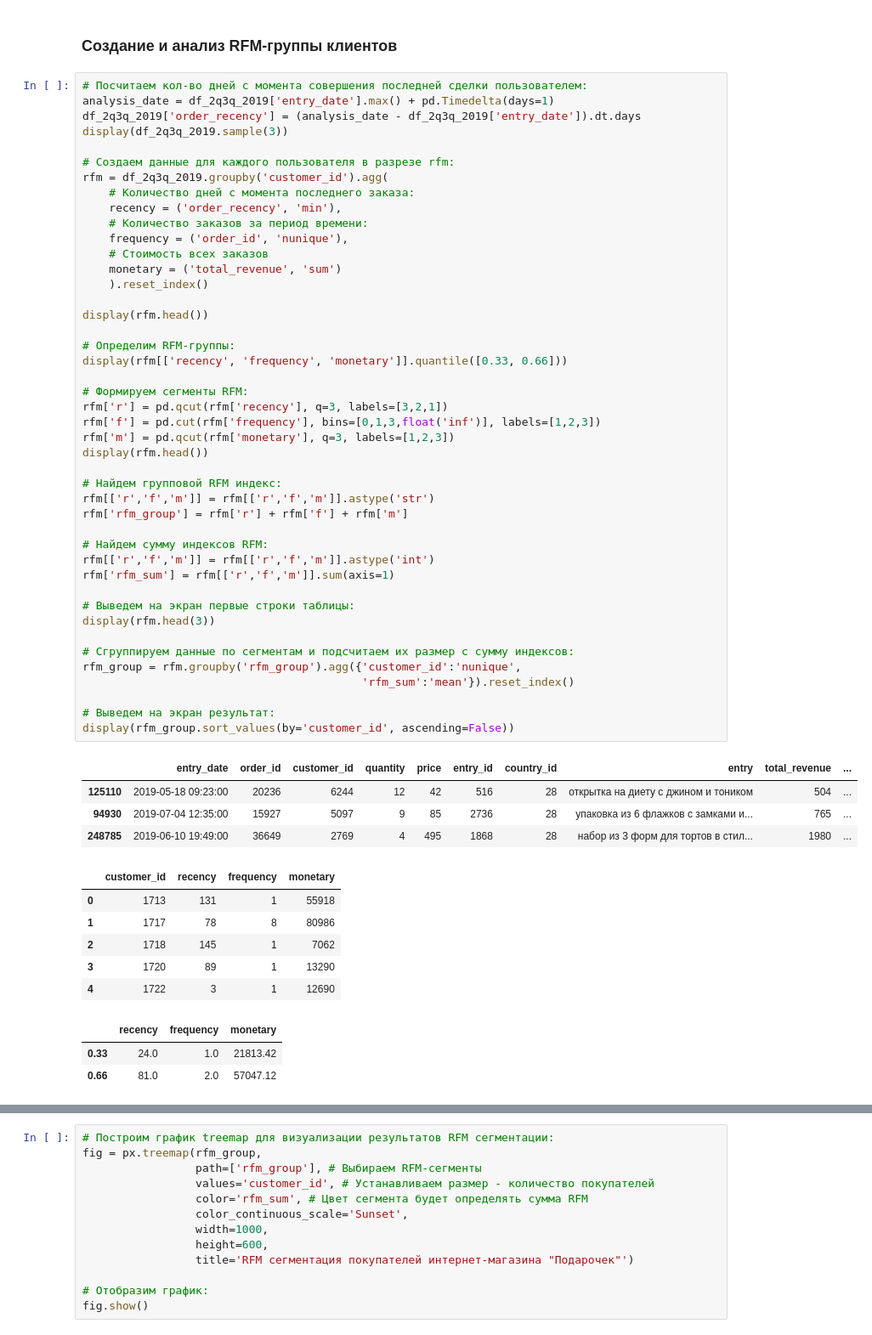
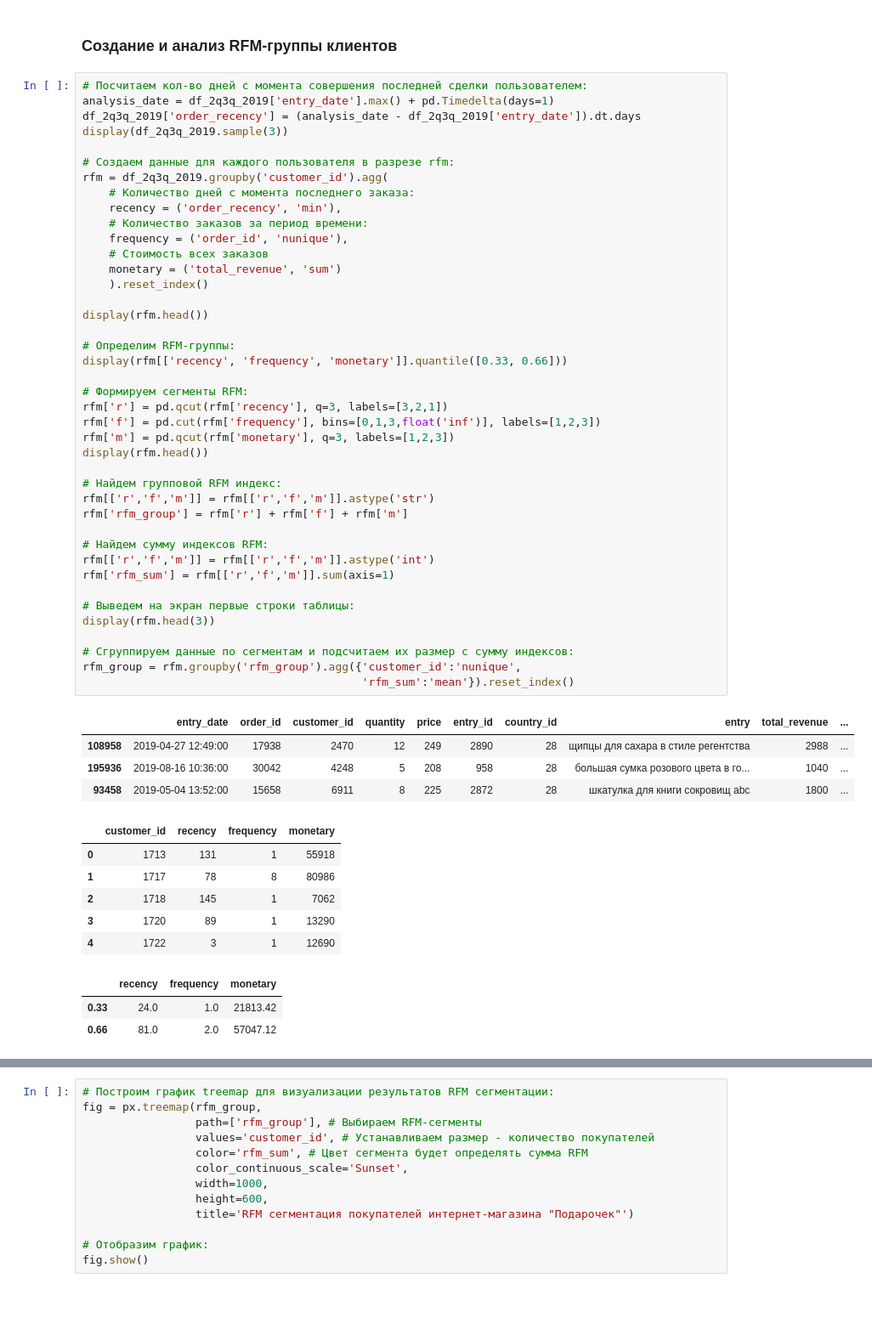
Before and after one commit to ilazarev97/data-analysis-project, a Jupyter notebook: gift_shop_project.ipynb, the cells around one changed output, grey strips where cells are left out. Shown at 85% size. Drawn from its saved outputs; the diff is of its cells as text; blank space fills up the shorter version.

```diff
--- a/gift_shop_project.ipynb
+++ b/gift_shop_project.ipynb
@@ -797,39 +797,36 @@ rfm = df_2q3q_2019.groupby('customer_id').agg(
     monetary = ('total_revenue', 'sum')
     ).reset_index()
 
 display(rfm.head())
 
 # Определим RFM-группы:
 display(rfm[['recency', 'frequency', 'monetary']].quantile([0.33, 0.66]))
 
 # Формируем сегменты RFM:
 rfm['r'] = pd.qcut(rfm['recency'], q=3, labels=[3,2,1])
 rfm['f'] = pd.cut(rfm['frequency'], bins=[0,1,3,float('inf')], labels=[1,2,3])
 rfm['m'] = pd.qcut(rfm['monetary'], q=3, labels=[1,2,3])
 display(rfm.head())
 
 # Найдем групповой RFM индекс:
 rfm[['r','f','m']] = rfm[['r','f','m']].astype('str')
 rfm['rfm_group'] = rfm['r'] + rfm['f'] + rfm['m']
 
 # Найдем сумму индексов RFM:
 rfm[['r','f','m']] = rfm[['r','f','m']].astype('int')
 rfm['rfm_sum'] = rfm[['r','f','m']].sum(axis=1)
 
 # Выведем на экран первые строки таблицы:
 display(rfm.head(3))
 
 # Сгруппируем данные по сегментам и подсчитаем их размер с сумму индексов:
 rfm_group = rfm.groupby('rfm_group').agg({'customer_id':'nunique',
                                           'rfm_sum':'mean'}).reset_index()
-
-# Выведем на экран результат:
-display(rfm_group.sort_values(by='customer_id', ascending=False))
 # %% [output]
 |  | entry_date | order_id | customer_id | quantity | price | entry_id | country_id | entry | total_revenue | ... |
-| 125110 | 2019-05-18 09:23:00 | 20236 | 6244 | 12 | 42 | 516 | 28 | открытка на диету с джином и тоником | 504 | ... |
-| 94930 | 2019-07-04 12:35:00 | 15927 | 5097 | 9 | 85 | 2736 | 28 | упаковка из 6 флажков с замками и... | 765 | ... |
-| 248785 | 2019-06-10 19:49:00 | 36649 | 2769 | 4 | 495 | 1868 | 28 | набор из 3 форм для тортов в стил... | 1980 | ... |
+| 108958 | 2019-04-27 12:49:00 | 17938 | 2470 | 12 | 249 | 2890 | 28 | щипцы для сахара в стиле регентства | 2988 | ... |
+| 195936 | 2019-08-16 10:36:00 | 30042 | 4248 | 5 | 208 | 958 | 28 | большая сумка розового цвета в го... | 1040 | ... |
+| 93458 | 2019-05-04 13:52:00 | 15658 | 6911 | 8 | 225 | 2872 | 28 | шкатулка для книги сокровищ abc | 1800 | ... |
 |  | customer_id | recency | frequency | monetary |
 | 0 | 1713 | 131 | 1 | 55918 |
 | 1 | 1717 | 78 | 8 | 80986 |
```
Also changed, not shown: parts of 13 cells of this notebook, 1 other file.
